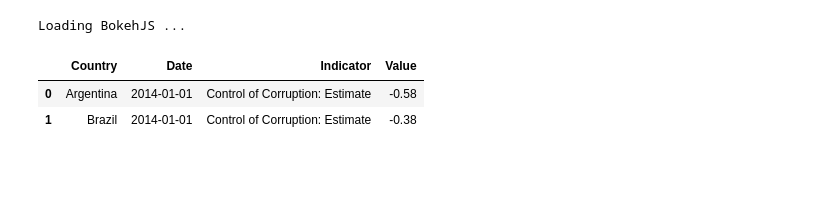
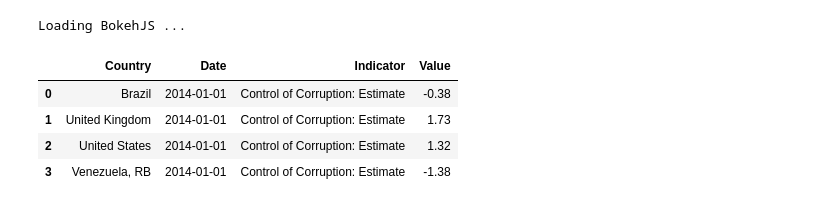
Before and after one commit to alefigueiras/week6, a Jupyter notebook: first_module_risk.ipynb, the cells around one changed output. Drawn from its saved outputs; the diff is of its cells as text; code cells hidden in the pictures; blank space fills up the shorter version.

```diff
--- a/first_module_risk.ipynb
+++ b/first_module_risk.ipynb
@@ -10,8 +8,10 @@ output_notebook()
 # %% [output]
 Loading BokehJS ...
 # %%
-def create_dataframe(countries, indicator):
+def get_indicator(countries, indicator):
     url = 'http://api.worldbank.org/countries/%s/indicators/%s?per_page=300&date=2014:2014&format=json' % (';'.join(countries), ';'.join(indicator))
+    assert isinstance(countries, list)
+    assert isinstance(indicator, list)
     response = requests.get(url)
     json = response.json()
     dataset = json[1]
@@ -25,14 +25,16 @@ def create_dataframe(countries, indicator):
     df['Value'] = pandas.to_numeric(df['Value'], errors='coerce')
     df['Date'] = pandas.to_datetime(df['Date'])
     df = df.round(2)
-    return df;
+    return df
 # %%
-countries = ['BRA', 'ARG']
+countries = ['BRA', 'USA', 'VEN', 'GBR']
 indicator = ['CC.EST']
-df = create_dataframe(countries,indicator)
+df = get_indicator(countries,indicator)
 df
 # %% [output]
 |  | Country | Date | Indicator | Value |
-| 0 | Argentina | 2014-01-01 | Control of Corruption: Estimate | -0.58 |
-| 1 | Brazil | 2014-01-01 | Control of Corruption: Estimate | -0.38 |
+| 0 | Brazil | 2014-01-01 | Control of Corruption: Estimate | -0.38 |
+| 1 | United Kingdom | 2014-01-01 | Control of Corruption: Estimate | 1.73 |
+| 2 | United States | 2014-01-01 | Control of Corruption: Estimate | 1.32 |
+| 3 | Venezuela, RB | 2014-01-01 | Control of Corruption: Estimate | -1.38 |
 # %%
```
Also changed, not shown: parts of 13 cells of this notebook, 5 other files.
